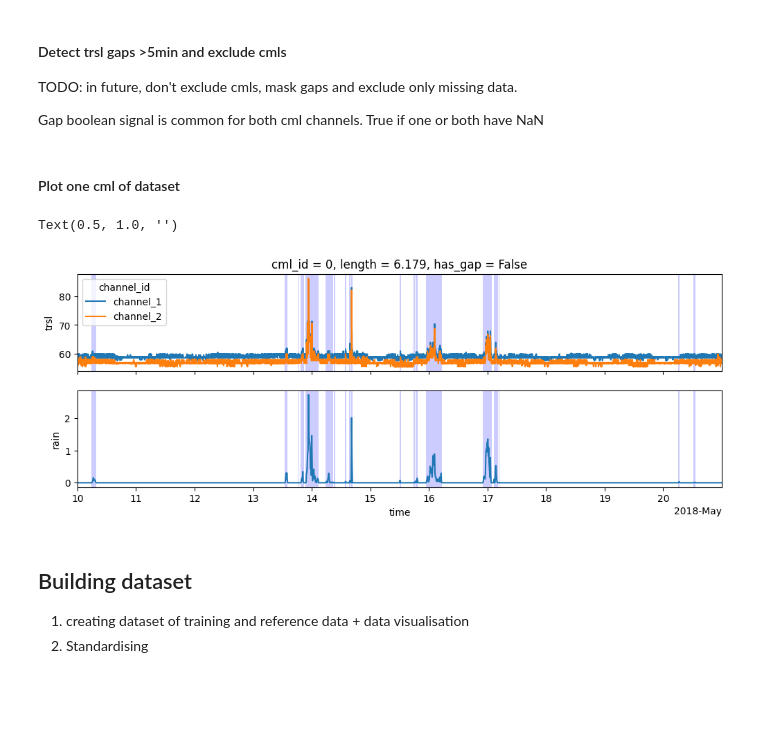
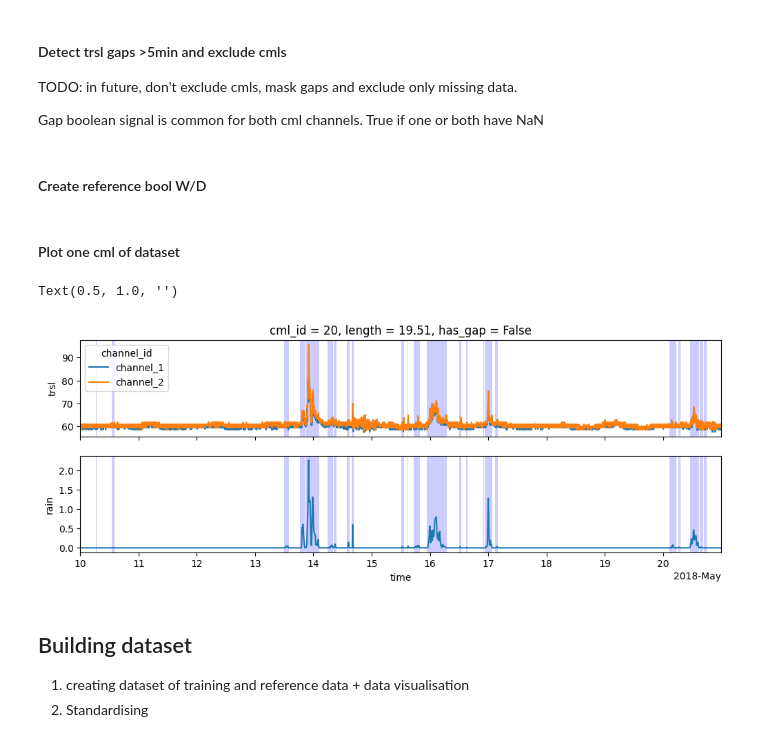
Before and after one commit to xkalet07/cml_wd_telcosense, a Jupyter notebook: 02_train_full_dataset.ipynb, the cells around one changed output. Cells and saved outputs as stored; diff of their text form; code cells hidden in the pictures; blank space fills up the shorter version.

```diff
--- a/02_train_full_dataset.ipynb
+++ b/02_train_full_dataset.ipynb
@@ -54,7 +55,7 @@ pycomlink https://github.com/pycomlink/pycomlink/blob/master/notebooks/Basic%20C
 cml_set['tsl'] = cml_set.tsl.where(cml_set.tsl != 255.0)
 cml_set['rsl'] = cml_set.rsl.where(cml_set.rsl != -99.9)
 cml_set['trsl'] = cml_set.tsl - cml_set.rsl
-cml_set['trsl'] = cml_set.trsl.interpolate_na(dim='time', method='linear', max_gap='60min')
+cml_set['trsl'] = cml_set.trsl.interpolate_na(dim='time', method='linear', max_gap='5min')
 
 cml_set = cml_set.transpose('cml_id', 'channel_id', 'time')
 # %% [markdown]
@@ -85,3 +83,13 @@ num_correct_cmls = 500-len(cmls_with_gap)
 
 cml_set = cml_set.assign_coords({'has_gap':(('cml_id'), has_gap)})
 ref_set = ref_set.assign_coords({'has_gap':(('cml_id'), has_gap)})
+# %%
+# optionally drop cmls with NaN gaps
+if 1:
+    cml_set = cml_set.where(~cml_set["has_gap"], drop=True)
+    ref_set = ref_set.where(~ref_set["has_gap"], drop=True)
+
+    # When vmls are dropped, bool variables turn into int, has to be turned back
+    cml_set['trsl_gap'] = cml_set.trsl_gap.astype(bool)
+# %% [markdown]
+#### Create reference bool W/D
@@ -89,9 +100,9 @@ ref_set = ref_set.assign_coords({'has_gap':(('cml_id'), has_gap)})
 #### Plot one cml of dataset
 # %%
 # select one cml:
-cml_k = 0
-my_cml = cml_set.isel(cml_id = cml_k)
-my_ref = ref_set.isel(cml_id = cml_k)
+cml_k = '20'
+my_cml = cml_set.sel(cml_id = cml_k)        # .sel is not int indexing, but selecting specific 'label'
+my_ref = ref_set.sel(cml_id = cml_k)
 
 # shaded refernece wet periods from Pycomlink
 # set first and last value with zero for correct plotting
@@ -110,34 +121,34 @@ my_ref.rain.plot.line(x='time', ax=axs[1], label = 'TL');
 
 # plot real bool wet/dry with 5min precission
 wet_start = np.roll(my_ref.ref_wd, -1) & ~my_ref.ref_wd
 wet_end = np.roll(my_ref.ref_wd, 1) & ~my_ref.ref_wd
 for wet_start_i, wet_end_i in zip(
     wet_start.values.nonzero()[0],
     wet_end.values.nonzero()[0],
 ):
     axs[1].axvspan(my_ref.time.values[wet_start_i], my_ref.ref_wd.time.values[wet_end_i], color='b', alpha=0.2, linewidth=0); # https://matplotlib.org/stable/api/_as_gen/matplotlib.axes.Axes.axvspan.html
     axs[0].axvspan(my_ref.time.values[wet_start_i], my_ref.ref_wd.time.values[wet_end_i], color='b', alpha=0.2, linewidth=0); # https://matplotlib.org/stable/api/_as_gen/matplotlib.axes.Axes.axvspan.html
 
 # plot trsl gaps
 my_cml['trsl_gap'][0] = False
 my_cml['trsl_gap'][-1] = False
 
 gap_start = np.roll(my_cml.trsl_gap, -1) & ~my_cml.trsl_gap
 gap_end = np.roll(my_cml.trsl_gap, 1) & ~my_cml.trsl_gap
 for gap_start_i, gap_end_i in zip(
     gap_start.values.nonzero()[0],
     gap_end.values.nonzero()[0],
 ):
     axs[0].axvspan(my_cml.time.values[gap_start_i], my_cml.time.values[gap_end_i], color='r', alpha=0.7, linewidth=0); # https://matplotlib.org/stable/api/_as_gen/matplotlib.axes.Axes.axvspan.html
 
 
 # axes limits source: https://matplotlib.org/stable/api/_as_gen/matplotlib.axes.Axes.set_xlim.html
 axs[1].set_xlim(my_cml.time.values[0], my_cml.time.values[-1])
 axs[0].set_xlabel('')
 axs[1].set_title("")
 # %% [output]
 Text(0.5, 1.0, '')
-[figure, old version]
+[figure, new version]
 # %% [markdown]
 ## Building dataset
 1. creating dataset of training and reference data + data visualisation
```
Also changed, not shown: parts of 30 cells of this notebook.
